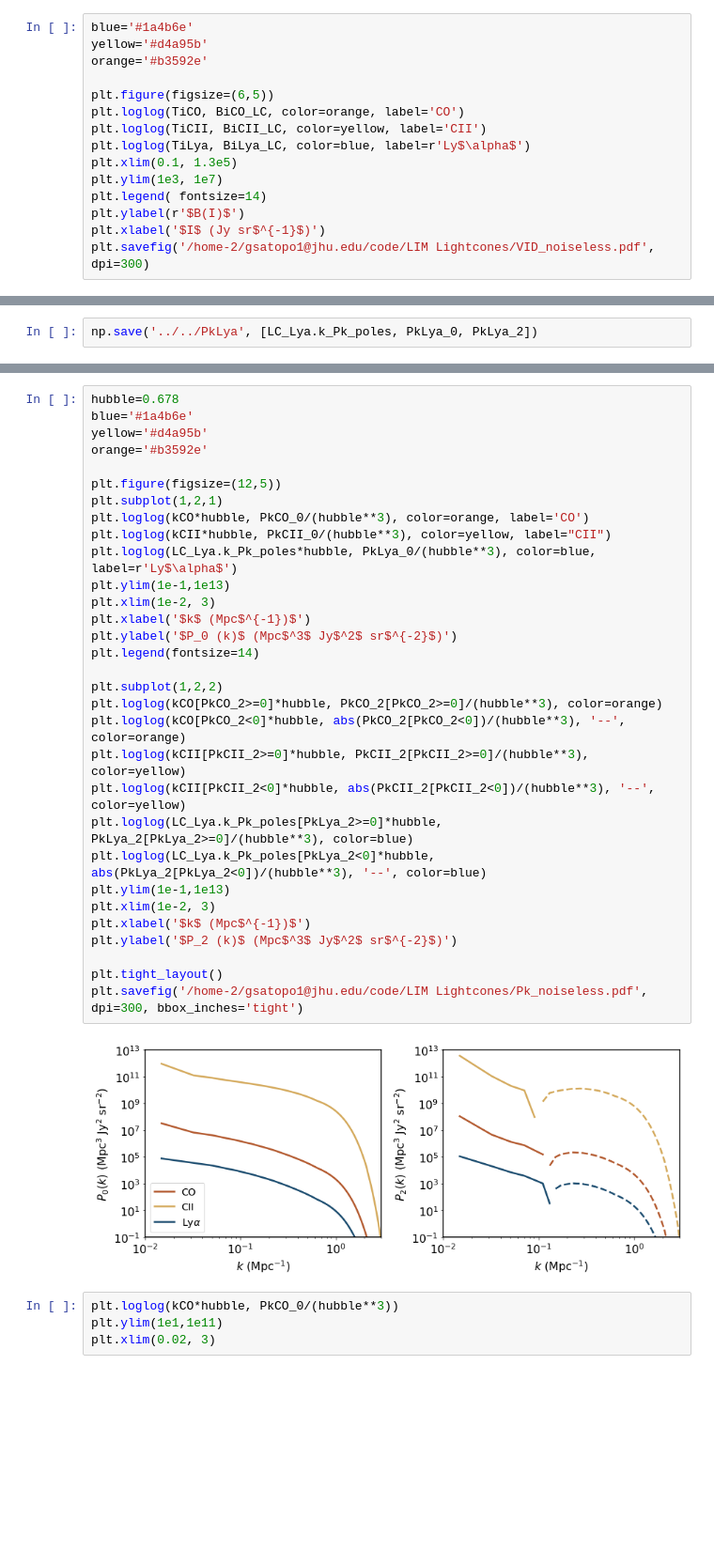
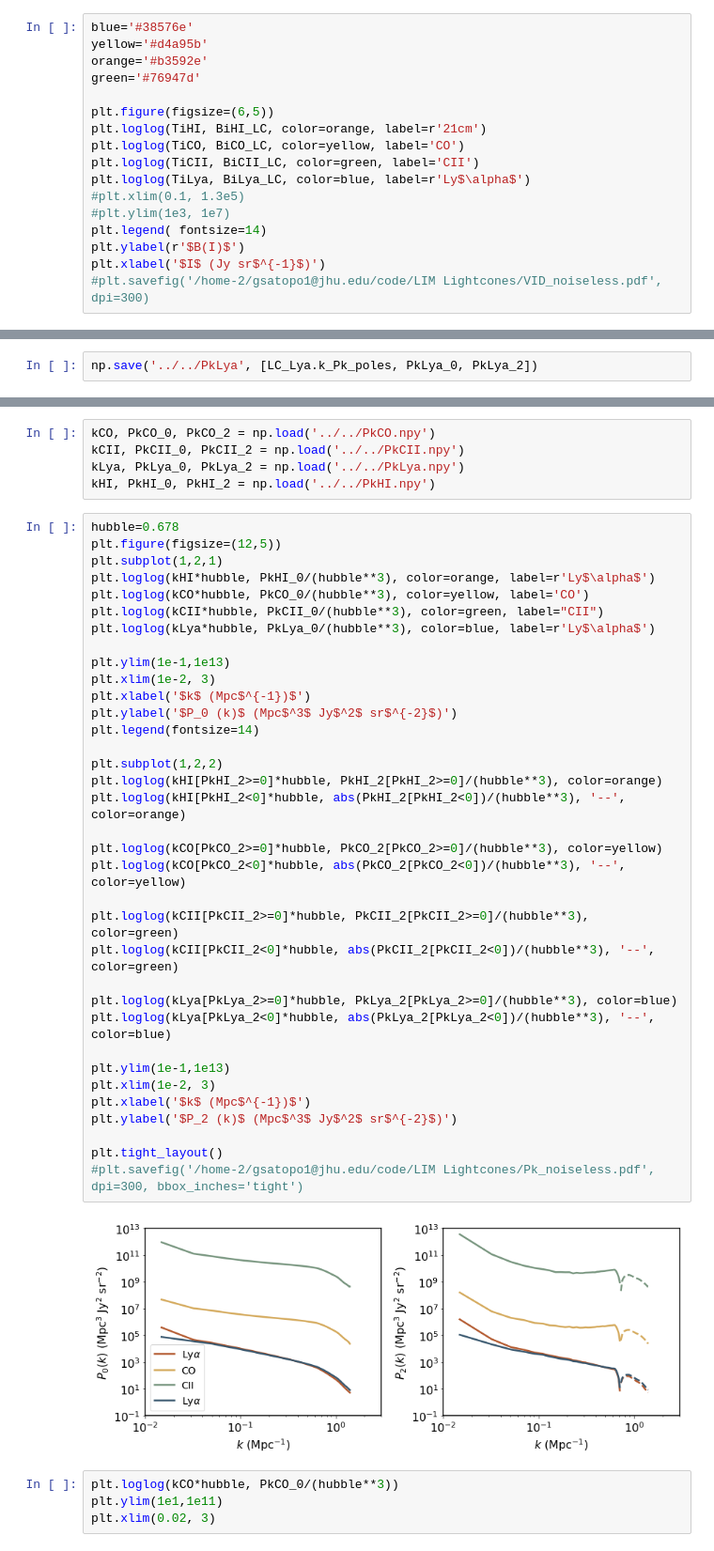
Before and after one commit to kokron/skyLine, a Jupyter notebook: notebooks/LIM LC Showcase.ipynb, the cells around one changed output, grey strips where cells are left out. Shown at 94% size. Saved outputs shown, nothing was run; the diff lists cells and outputs as text; blank space fills up the shorter version.

```diff
--- a/notebooks/LIM LC Showcase.ipynb
+++ b/notebooks/LIM LC Showcase.ipynb
@@ -795,16 +844,18 @@ BiLya_LC=np.histogram(Lya_map.flatten(), bins=TiLya_edge)[0]
 # %%
-blue='#1a4b6e'
+blue='#38576e'
 yellow='#d4a95b'
 orange='#b3592e'
+green='#76947d'
 
 plt.figure(figsize=(6,5))
-plt.loglog(TiCO, BiCO_LC, color=orange, label='CO')
-plt.loglog(TiCII, BiCII_LC, color=yellow, label='CII')
+plt.loglog(TiHI, BiHI_LC, color=orange, label=r'21cm')
+plt.loglog(TiCO, BiCO_LC, color=yellow, label='CO')
+plt.loglog(TiCII, BiCII_LC, color=green, label='CII')
 plt.loglog(TiLya, BiLya_LC, color=blue, label=r'Ly$\alpha$')
-plt.xlim(0.1, 1.3e5)
-plt.ylim(1e3, 1e7)
+#plt.xlim(0.1, 1.3e5)
+#plt.ylim(1e3, 1e7)
 plt.legend( fontsize=14)
 plt.ylabel(r'$B(I)$')
 plt.xlabel('$I$ (Jy sr$^{-1}$)')
-plt.savefig('/home-2/gsatopo1@jhu.edu/code/LIM Lightcones/VID_noiseless.pdf', dpi=300)
+#plt.savefig('/home-2/gsatopo1@jhu.edu/code/LIM Lightcones/VID_noiseless.pdf', dpi=300)
 # %% [output]
@@ -947,36 +928,45 @@ np.save('../../PkLya', [LC_Lya.k_Pk_poles, PkLya_0, PkLya_2])
+# %%
+kCO, PkCO_0, PkCO_2 = np.load('../../PkCO.npy')
+kCII, PkCII_0, PkCII_2 = np.load('../../PkCII.npy')
+kLya, PkLya_0, PkLya_2 = np.load('../../PkLya.npy')
+kHI, PkHI_0, PkHI_2 = np.load('../../PkHI.npy')
 # %%
 hubble=0.678
-blue='#1a4b6e'
-yellow='#d4a95b'
-orange='#b3592e'
-
 plt.figure(figsize=(12,5))
 plt.subplot(1,2,1)
-plt.loglog(kCO*hubble, PkCO_0/(hubble**3), color=orange, label='CO')
-plt.loglog(kCII*hubble, PkCII_0/(hubble**3), color=yellow, label="CII")
-plt.loglog(LC_Lya.k_Pk_poles*hubble, PkLya_0/(hubble**3), color=blue, label=r'Ly$\alpha$')
+plt.loglog(kHI*hubble, PkHI_0/(hubble**3), color=orange, label=r'Ly$\alpha$')
+plt.loglog(kCO*hubble, PkCO_0/(hubble**3), color=yellow, label='CO')
+plt.loglog(kCII*hubble, PkCII_0/(hubble**3), color=green, label="CII")
+plt.loglog(kLya*hubble, PkLya_0/(hubble**3), color=blue, label=r'Ly$\alpha$')
+
 plt.ylim(1e-1,1e13)
 plt.xlim(1e-2, 3)
 plt.xlabel('$k$ (Mpc$^{-1})$')
 plt.ylabel('$P_0 (k)$ (Mpc$^3$ Jy$^2$ sr$^{-2}$)')
 plt.legend(fontsize=14)
 
 plt.subplot(1,2,2)
-plt.loglog(kCO[PkCO_2>=0]*hubble, PkCO_2[PkCO_2>=0]/(hubble**3), color=orange)
-plt.loglog(kCO[PkCO_2<0]*hubble, abs(PkCO_2[PkCO_2<0])/(hubble**3), '--', color=orange)
-plt.loglog(kCII[PkCII_2>=0]*hubble, PkCII_2[PkCII_2>=0]/(hubble**3), color=yellow)
-plt.loglog(kCII[PkCII_2<0]*hubble, abs(PkCII_2[PkCII_2<0])/(hubble**3), '--', color=yellow)
-plt.loglog(LC_Lya.k_Pk_poles[PkLya_2>=0]*hubble, PkLya_2[PkLya_2>=0]/(hubble**3), color=blue)
-plt.loglog(LC_Lya.k_Pk_poles[PkLya_2<0]*hubble, abs(PkLya_2[PkLya_2<0])/(hubble**3), '--', color=blue)
+plt.loglog(kHI[PkHI_2>=0]*hubble, PkHI_2[PkHI_2>=0]/(hubble**3), color=orange)
+plt.loglog(kHI[PkHI_2<0]*hubble, abs(PkHI_2[PkHI_2<0])/(hubble**3), '--', color=orange)
+
+plt.loglog(kCO[PkCO_2>=0]*hubble, PkCO_2[PkCO_2>=0]/(hubble**3), color=yellow)
+plt.loglog(kCO[PkCO_2<0]*hubble, abs(PkCO_2[PkCO_2<0])/(hubble**3), '--', color=yellow)
+
+plt.loglog(kCII[PkCII_2>=0]*hubble, PkCII_2[PkCII_2>=0]/(hubble**3), color=green)
+plt.loglog(kCII[PkCII_2<0]*hubble, abs(PkCII_2[PkCII_2<0])/(hubble**3), '--', color=green)
+
+plt.loglog(kLya[PkLya_2>=0]*hubble, PkLya_2[PkLya_2>=0]/(hubble**3), color=blue)
+plt.loglog(kLya[PkLya_2<0]*hubble, abs(PkLya_2[PkLya_2<0])/(hubble**3), '--', color=blue)
+
 plt.ylim(1e-1,1e13)
 plt.xlim(1e-2, 3)
 plt.xlabel('$k$ (Mpc$^{-1})$')
 plt.ylabel('$P_2 (k)$ (Mpc$^3$ Jy$^2$ sr$^{-2}$)')
 
 plt.tight_layout()
-plt.savefig('/home-2/gsatopo1@jhu.edu/code/LIM Lightcones/Pk_noiseless.pdf', dpi=300, bbox_inches='tight')
+#plt.savefig('/home-2/gsatopo1@jhu.edu/code/LIM Lightcones/Pk_noiseless.pdf', dpi=300, bbox_inches='tight')
 # %% [output]
-[figure, old version]
+[figure, new version]
 # %%
 plt.loglog(kCO*hubble, PkCO_0/(hubble**3))
 plt.ylim(1e1,1e11)
```
Also changed, not shown: parts of 37 cells of this notebook, 1 other file.
